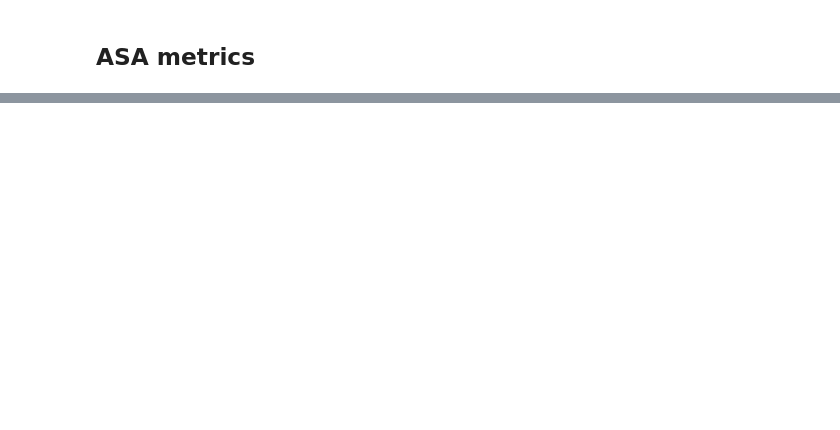
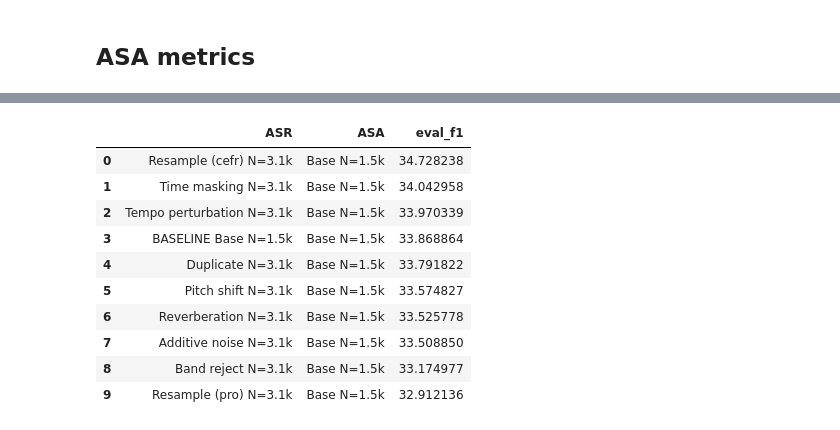
Before and after one commit to lunsanna/asa-with-limited-data, a Jupyter notebook: plots/plot_analysis.ipynb, the cells around one changed output, grey strips where cells are left out. Drawn from its saved outputs; the diff is of its cells as text; code cells hidden in the pictures; blank space fills up the shorter version.

```diff
--- a/plots/plot_analysis.ipynb
+++ b/plots/plot_analysis.ipynb
@@ -256,5 +319,10 @@ def asa_get_df(paths):
                 if line.startswith("{'eval_loss'"):
 #                     line = f"{line[:-1]}, 'fold': {fold}{line[-1]}"
                     eval_metrics.append(literal_eval(line))
-    return pd.DataFrame(eval_metrics).drop(columns=["eval_runtime", "eval_samples_per_second", "eval_steps_per_second"])
+
+    df = pd.DataFrame(eval_metrics) \
+           .drop(columns=["eval_runtime", "eval_samples_per_second", "eval_steps_per_second"])
+    for e in ["eval_precision", "eval_recall", "eval_f1"]:
+        df[e] = df[e]*100
+    return df
 # %%
@@ -285,3 +347,0 @@ from IPython.display import Audio
-# %%
-df = pd.read_csv('/scratch/work/lunt1/wav2vec2-finetune/csv/finnish_df.csv')
-df["cefr_mean"] = df["cefr_mean"].apply(true_round)
@@ -295,0 +348,30 @@ Audio(exmple, rate=16000)
+# %%
+def print_rank(asa_df, x:str, metric:str, plot:bool = True):
+#     print(asa_df)
+    df = asa_df[[metric, "exp_name"]] \
+                .groupby("exp_name") \
+                .max(metric) \
+                .sort_values(metric,ascending=False) \
+                .reset_index()
+#     print(df)
+    df[["ASR", "ASA"]] = df["exp_name"].str.split(" - ", expand=True)
+    df = df.drop("exp_name", axis=1)
+
+
+    if plot:
+        fig = go.Figure()
+        fig.add_trace(go.Scatter(
+            x=df[x], y=df.eval_f1, mode="markers", marker=dict(color=px.colors.qualitative.Plotly, size=10)
+        ))
+        fig.update_layout(
+            xaxis=dict(showline=True, linewidth=1, linecolor='black', title="Augmentation for ASR"),
+            yaxis=dict(title="F1"),
+            plot_bgcolor="whitesmoke",
+            title="ASA: Base N=1.5k"
+        )
+        fig.show()
+    return df[["ASR", "ASA", "eval_f1"]]
+# %%
+asa_df = get_asa_metrics(asa_output_paths_1)
+print_rank(asa_df, "ASR", "eval_f1")
+# %% [output]
@@ -295,0 +379,11 @@ Audio(exmple, rate=16000)
+|  | ASR | ASA | eval_f1 |
+| 0 | Resample (cefr) N=3.1k | Base N=1.5k | 34.728238 |
+| 1 | Time masking N=3.1k | Base N=1.5k | 34.042958 |
+| 2 | Tempo perturbation N=3.1k | Base N=1.5k | 33.970339 |
+| 3 | BASELINE Base N=1.5k | Base N=1.5k | 33.868864 |
+| 4 | Duplicate N=3.1k | Base N=1.5k | 33.791822 |
+| 5 | Pitch shift N=3.1k | Base N=1.5k | 33.574827 |
+| 6 | Reverberation N=3.1k | Base N=1.5k | 33.525778 |
+| 7 | Additive noise N=3.1k | Base N=1.5k | 33.508850 |
+| 8 | Band reject N=3.1k | Base N=1.5k | 33.174977 |
+| 9 | Resample (pro) N=3.1k | Base N=1.5k | 32.912136 |
```
Also changed, not shown: parts of 25 cells of this notebook, 5 other files.
